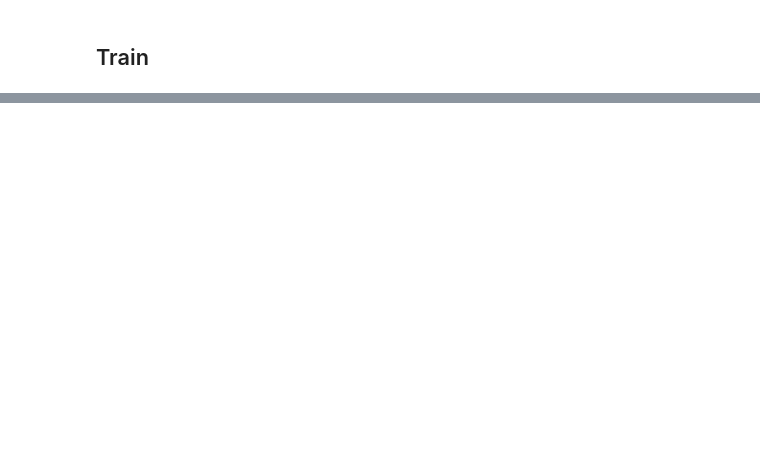
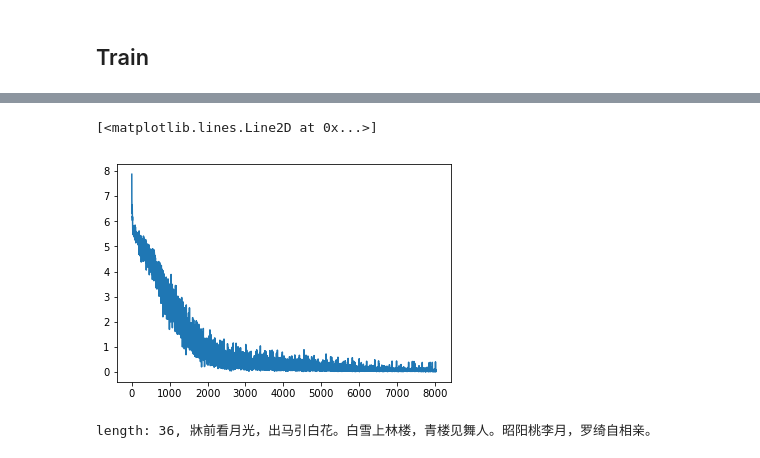
Before and after one commit to ytian81/chinese-poem, a Jupyter notebook: char-rnn/chinese-poem-generator.ipynb, the cells around one changed output, grey strips where cells are left out. Drawn from its saved outputs; the diff is of its cells as text; code cells hidden in the pictures; blank space fills up the shorter version.

```diff
--- a/char-rnn/chinese-poem-generator.ipynb
+++ b/char-rnn/chinese-poem-generator.ipynb
@@ -57,0 +135,7 @@ length: 42, 君不见黄河之水天上来，长然空爲前草。徒李浮贤
+# %%
+solver.num_epochs = 60000
+solver.learning_rate = 1e-4
+for param_group in solver.optim.param_groups:
+    param_group['lr'] = solver.learning_rate
+# %%
+solver.train()
@@ -57,0 +160,15 @@ length: 42, 君不见黄河之水天上来，长然空爲前草。徒李浮贤
+# %%
+import matplotlib.pyplot as plt
+import matplotlib.ticker as ticker
+%matplotlib inline
+
+plt.figure()
+plt.plot(solver.all_losses)
+# %% [output]
+[<matplotlib.lines.Line2D at 0x...>]
+[figure, added]
+# %%
+predicted = solver.evaluate(start_with='牀前看月光', temperature=0.2)
+print("length: %d, %s" % (len(predicted), predicted))
+# %% [output]
+length: 36, 牀前看月光，出马引白花。白雪上林楼，青楼见舞人。昭阳桃李月，罗绮自相亲。
```
Also changed, not shown: parts of 17 cells of this notebook, 10 other files.
